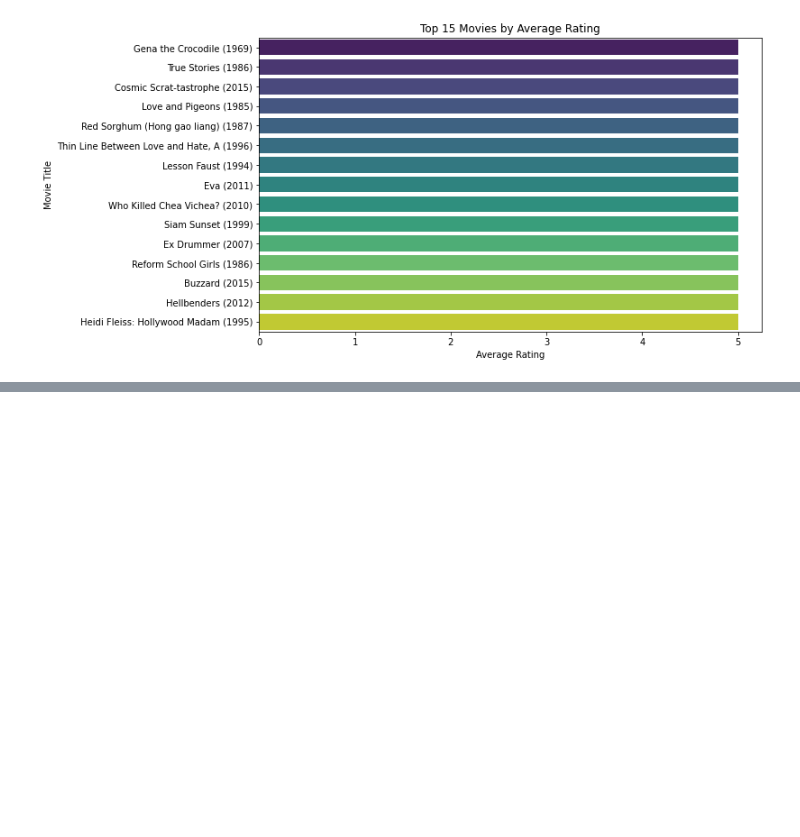
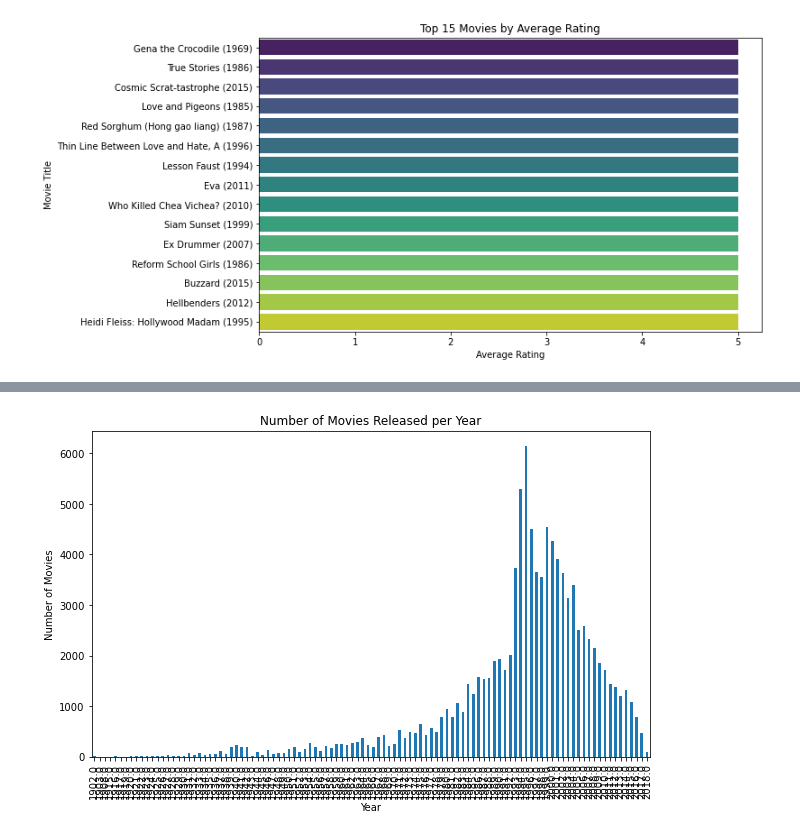
Before and after one commit to OchiengGideon/Group3_phase4_Project, a Jupyter notebook: Recommendation System.ipynb, the cells around one changed output, grey strips where cells are left out. Saved outputs shown, nothing was run; the diff lists cells and outputs as text; code cells hidden in the pictures; blank space fills up the shorter version.

```diff
--- a/Recommendation System.ipynb
+++ b/Recommendation System.ipynb
@@ -280,0 +304,11 @@ plt.show()
+# %%
+df['release_year'] = df['title'].str.extract(r'\((\d{4})\)').astype(float)
+movies_per_year = df['release_year'].value_counts().sort_index()
+plt.figure(figsize=(10, 6))
+movies_per_year.plot(kind='bar')
+plt.title('Number of Movies Released per Year')
+plt.xlabel('Year')
+plt.ylabel('Number of Movies')
+plt.show()
+# %% [output]
+[figure, added]
```
Also changed, not shown: parts of 2 cells of this notebook.
